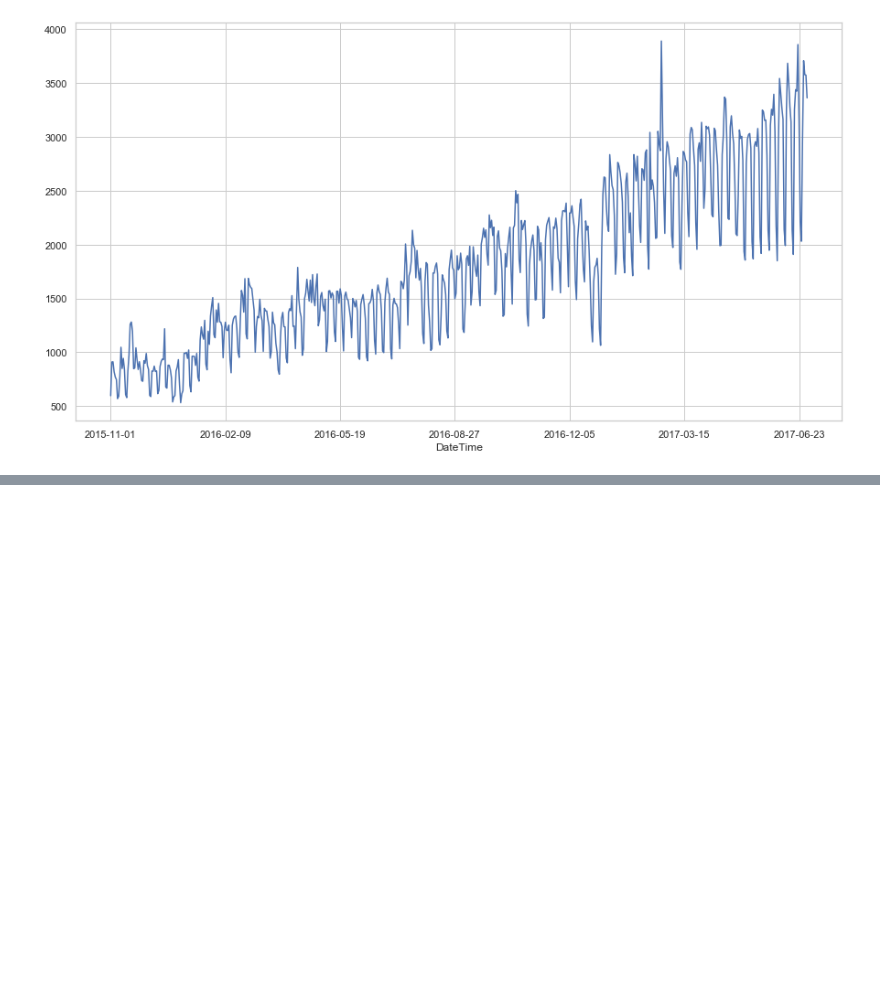
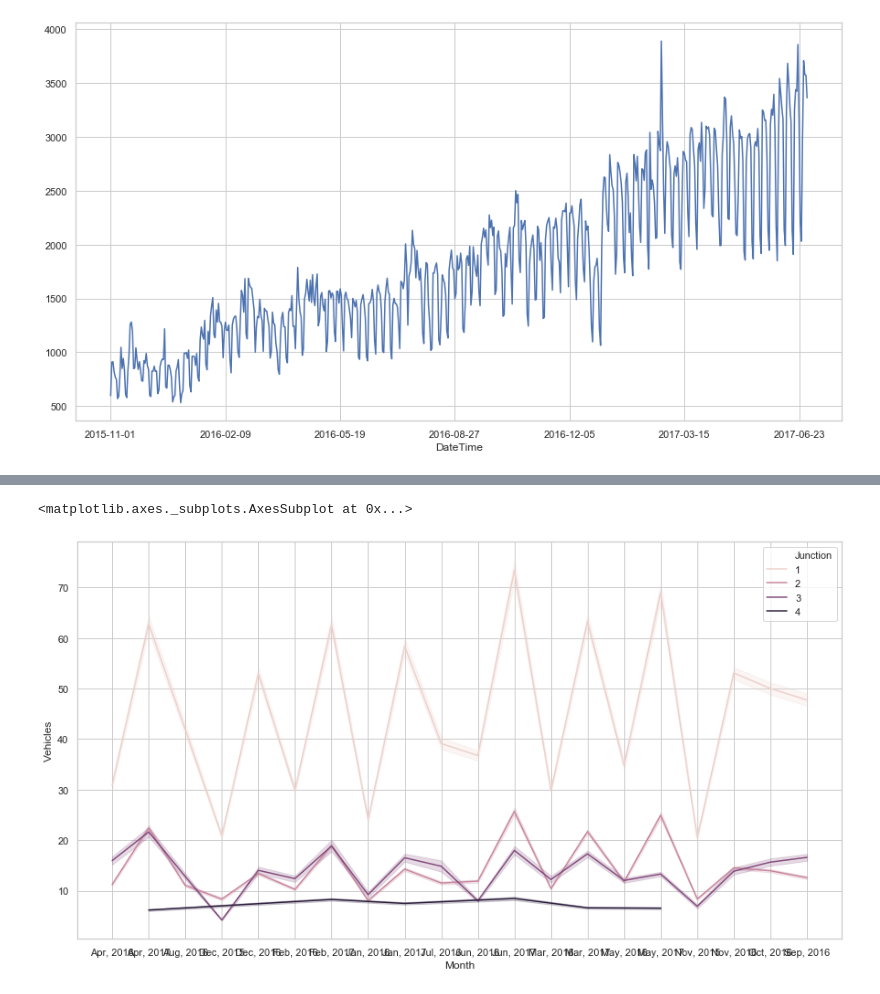
Before and after one commit to eniola-f/Traffic_prediction, a Jupyter notebook: Traffic_prediction.ipynb, the cells around one changed output, grey strips where cells are left out. Drawn from its saved outputs; the diff is of its cells as text; code cells hidden in the pictures; blank space fills up the shorter version.

```diff
--- a/Traffic_prediction.ipynb
+++ b/Traffic_prediction.ipynb
@@ -308,0 +312,7 @@ TypeError: barplot() got multiple values for argument 'x'
+# %%
+sns.lineplot(x="Month", y="Vehicles", hue="Junction", data=df)
+
+# plt.xlabel(rot)
+# %% [output]
+<matplotlib.axes._subplots.AxesSubplot at 0x...>
+[figure, added]
```
Also changed, not shown: parts of 13 cells of this notebook.
